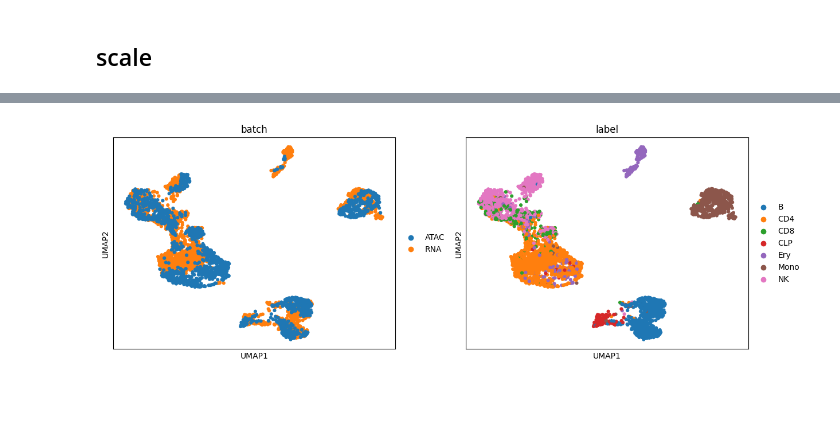
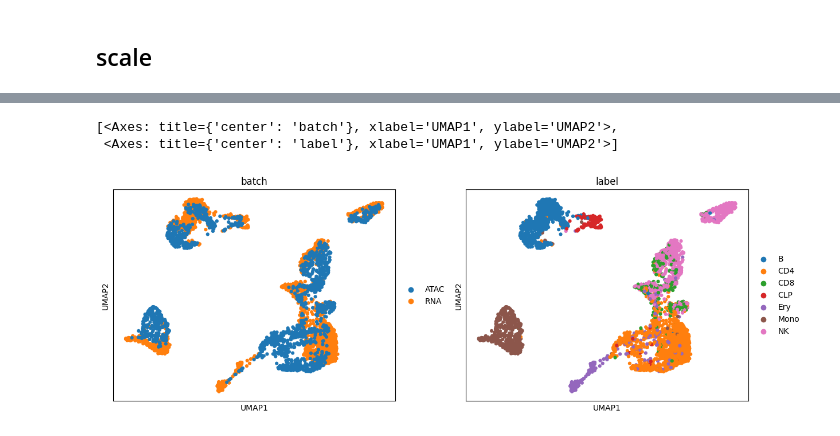
Before and after one commit to YCH-bioinf/FGOT-master, a Jupyter notebook: examples/BMMC_example.ipynb, the cells around one changed output, grey strips where cells are left out. Cells and saved outputs as stored; diff of their text form; code cells hidden in the pictures; blank space fills up the shorter version.

```diff
--- a/examples/BMMC_example.ipynb
+++ b/examples/BMMC_example.ipynb
@@ -162,0 +193,5 @@ sc.pl.umap(adata_aligned, color=['batch','label'],s = 80)
+# %%
+P_anchor = FGOT.fgot.transfer_anchor(X1, X2, feature_matrix, cost, \
+    ATAC_cluster, RNA_cluster, pair=False, mnn=S_m,\
+    minibatch=1, batchsize = 500, device='cuda:1', eps_p=4e-2, rho_mu=100, rho_nu=100, q_cutoff=0.98)
+P_anchor
@@ -162,0 +215,4 @@ sc.pl.umap(adata_aligned, color=['batch','label'],s = 80)
+# %%
+P_tensor = fgot_sparse_tensor(X1, X2, feature_matrix, cost, ATAC_cluster, RNA_cluster,\
+    minibatch=1, batchsize=500, device='cuda:1', eps_p = 4e-2, rho_mu=100, rho_nu=100, \
+    fastMinibatch=False, P_anchor=P_anchor)
@@ -162,0 +224,3 @@ sc.pl.umap(adata_aligned, color=['batch','label'],s = 80)
+# %%
+P = fgot_tol(P_tensor)
+P.shape
@@ -163,13 +240,15 @@ sc.pl.umap(adata_aligned, color=['batch','label'],s = 80)
 # %%
-X1_aligned, X2_aligned = align(X1, X2, P, ajust=True)
+X1_aligned, X2_aligned = align(X1, X2, P)
 # %%
-data_aligned = np.concatenate((X1_aligned,X2_aligned), axis=0)
+data_aligned = np.concatenate((X2_aligned, X1_aligned), axis=0)
 adata_aligned = AnnData(data_aligned)
-adata_aligned.obs['batch'] = np.array(['RNA'] * n1 + ['ATAC'] * n2)
-adata_aligned.obs['label'] = np.concatenate((basic_labels1, basic_labels2),axis=0)
+adata_aligned.obs['batch'] = np.array(['RNA'] * n2 + ['ATAC'] * n1)
+adata_aligned.obs['label'] = np.concatenate((basic_labels2, basic_labels1),axis=0)
 sc.tl.pca(adata_aligned)
 sc.pp.neighbors(adata_aligned, n_neighbors=15, n_pcs=40)
 sc.tl.umap(adata_aligned)
-sc.pl.umap(adata_aligned, color=['batch','label'],s = 80)
+sc.pl.umap(adata_aligned, color=['batch', 'label'],s = 80, show=False)
 # %% [output]
+[<Axes: title={'center': 'batch'}, xlabel='UMAP1', ylabel='UMAP2'>,
+ <Axes: title={'center': 'label'}, xlabel='UMAP1', ylabel='UMAP2'>]
-[figure, old version]
+[figure, new version]
```
Also changed, not shown: parts of 30 cells of this notebook, 5 other files.
